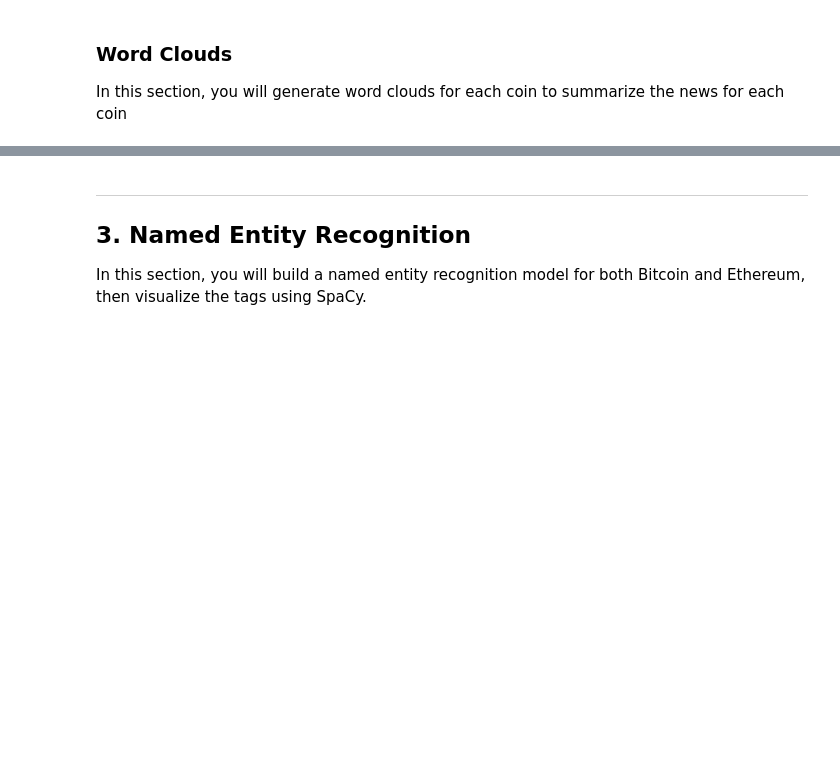
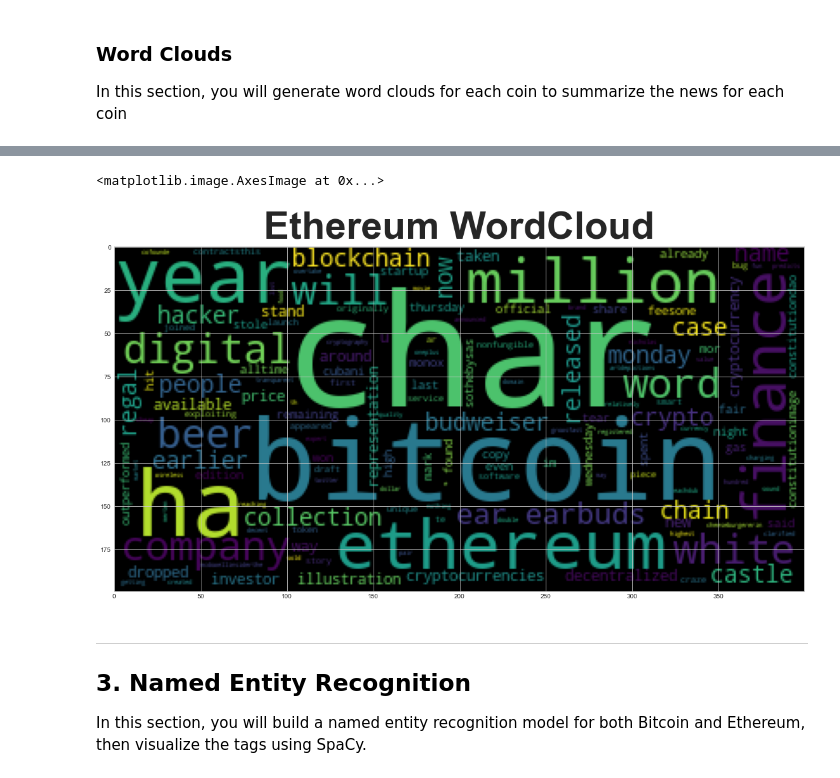
Before and after one commit to globalproweb/Unit12-Tales-from-the-Crypto, a Jupyter notebook: Starter_Code/crypto_sentiment.ipynb, the cells around one changed output, grey strips where cells are left out. Cells and saved outputs as stored; diff of their text form; code cells hidden in the pictures; blank space fills up the shorter version.

```diff
--- a/Starter_Code/crypto_sentiment.ipynb
+++ b/Starter_Code/crypto_sentiment.ipynb
@@ -272,3 +322,4 @@ def tokenizer(text):
 # %%
 # Create a new tokens column for Ethereum
-# YOUR CODE HERE!
+ethereum_df['tokens'] = ethereum_df['Text'].apply(tokenizer)
+ethereum_df
@@ -322,3 +466,11 @@ mpl.rcParams['figure.figsize'] = [20.0, 10.0]
+# %%
+# Generate the Ethereum word cloud
+wc = WordCloud().generate(' '.join(eth_tokens))
+plt.title("Ethereum WordCloud", fontsize = 60, fontweight = 'bold')
+plt.imshow(wc)
+# %% [output]
+<matplotlib.image.AxesImage at 0x...>
+[figure, added]
 # %% [markdown]
 ---
 ## 3. Named Entity Recognition
```
Also changed, not shown: parts of 32 cells of this notebook.
